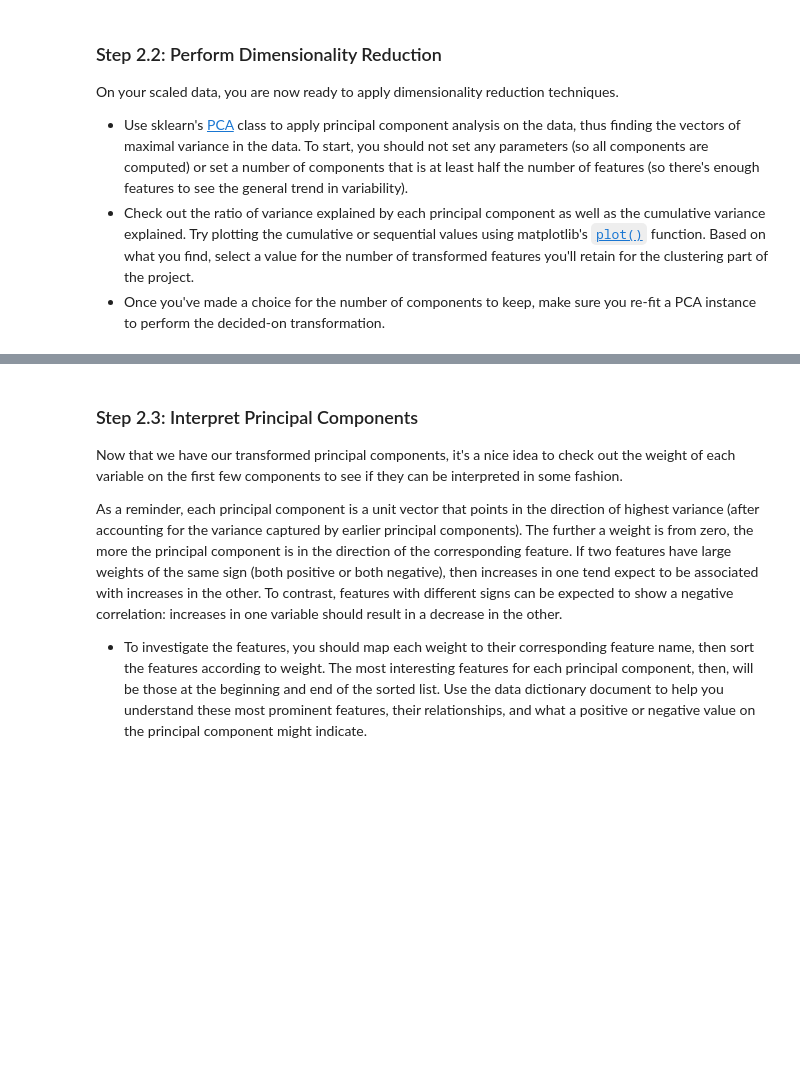
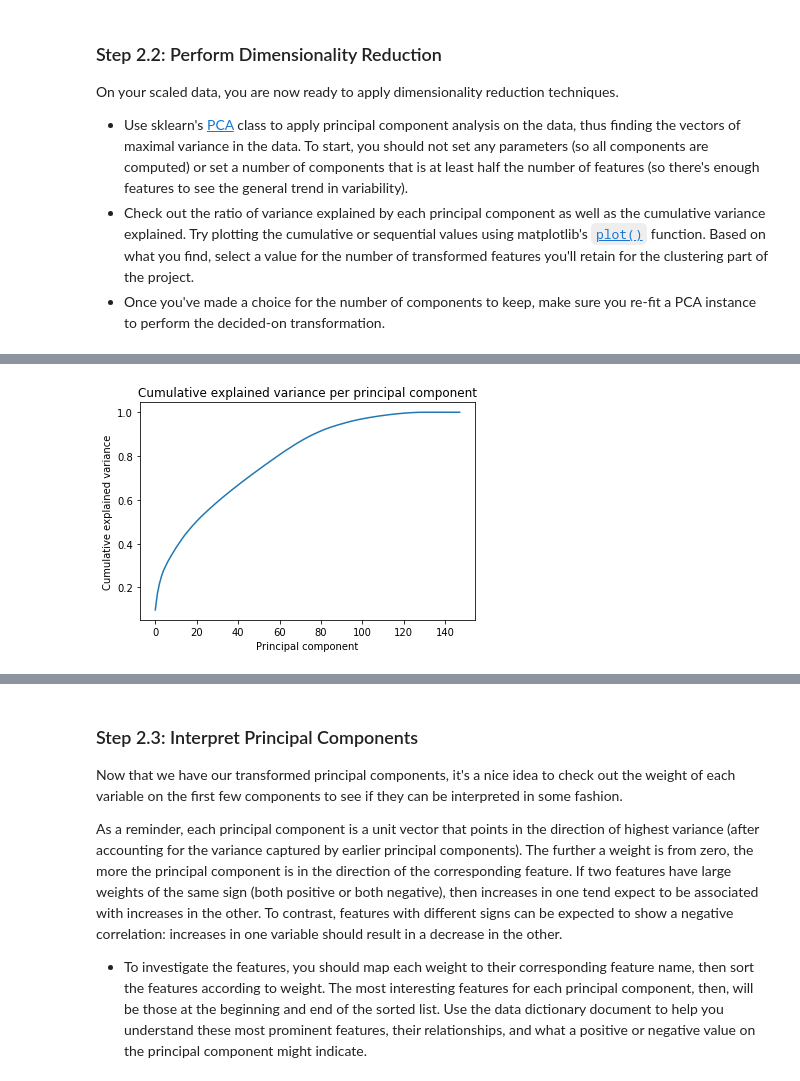
Before and after one commit to Ahmad-Almosallam/Identify-Customer-Segments, a Jupyter notebook: Identify_Customer_Segments.ipynb, the cells around one changed output, grey strips where cells are left out. Drawn from its saved outputs; the diff is of its cells as text; code cells hidden in the pictures; blank space fills up the shorter version.

```diff
--- a/Identify_Customer_Segments.ipynb
+++ b/Identify_Customer_Segments.ipynb
@@ -642,0 +691,9 @@ On your scaled data, you are now ready to apply dimensionality reduction techniq
+# %%
+cum_vals = np.cumsum(values)
+plt.plot(num_components,cum_vals)
+plt.xlabel("Principal component")
+plt.ylabel("Cumulative explained variance")
+plt.title("Cumulative explained variance per principal component")
+plt.show()
+# %% [output]
+[figure, added]
```
Also changed, not shown: parts of 24 cells of this notebook.
